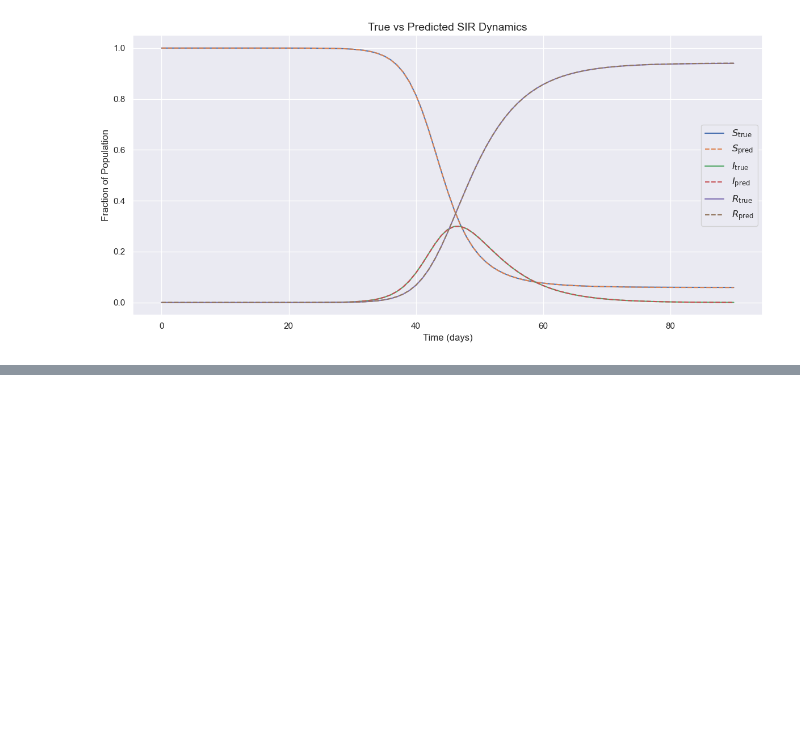
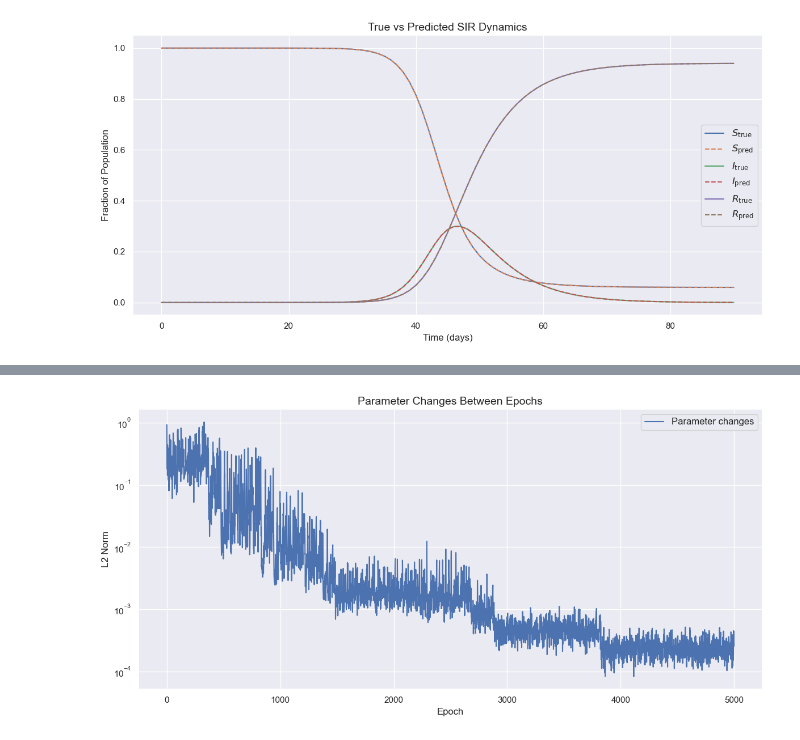
Before and after one commit to GiacomoGuidotto/sir-pinn, a Jupyter notebook: src/constant_rate/constant_rate.ipynb, the cells around one changed output, grey strips where cells are left out. Drawn from its saved outputs; the diff is of its cells as text; code cells hidden in the pictures; blank space fills up the shorter version.

```diff
--- a/src/constant_rate/constant_rate.ipynb
+++ b/src/constant_rate/constant_rate.ipynb
@@ -474,29 +499,15 @@ if not use_saved_model:
 # %%
-# plt.figure(figsize=(12, 6))
-#
-# sns.lineplot(data=loss_df['L_pde'], label='$PDE$', linewidth=1)
-# sns.lineplot(data=loss_df['L_ic'], label='$IC$', linewidth=1)
-# sns.lineplot(data=loss_df['L_data'], label='$Data$', linewidth=1)
-#
-# plt.title('Loss History', fontsize=14)
-# plt.xlabel('Iteration', fontsize=12)
-# plt.ylabel('Loss Value', fontsize=12)
-# plt.yscale('log')
-#
-# plt.axvline(
-#   x=weights_update_rate,
-#   color='gray',
-#   linestyle='--',
-#   linewidth=0.5,
-#   label='Weight Updates'
-# )
-# for w in range(weights_update_rate * 2, len(loss_df) + 1, weights_update_rate):
-#   plt.axvline(x=w, color='gray', linestyle='--', linewidth=0.5)
-#
-# plt.legend(fontsize=12, loc='lower left')
-#
-# plt.tight_layout()
-#
-# if not use_saved_model:
-#   plt.savefig(f'{figures_dir}/loss_history_{timestamp}.png', dpi=300)
+plt.figure(figsize=(12, 6))
+sns.lineplot(data=evolution_df['params'], label='Parameter changes')
+
+plt.title('Parameter Changes Between Epochs', fontsize=14)
+plt.xlabel('Epoch', fontsize=12)
+plt.ylabel('L2 Norm', fontsize=12)
+plt.yscale('log')
+
+plt.legend(fontsize=12, loc='upper right')
+plt.tight_layout()
+plt.savefig(f'{figures_dir}/param_changes_{timestamp}.png', dpi=300)
+# %% [output]
+[figure, added]
 # %%
```
Also changed, not shown: parts of 12 cells of this notebook, 10 other files.
